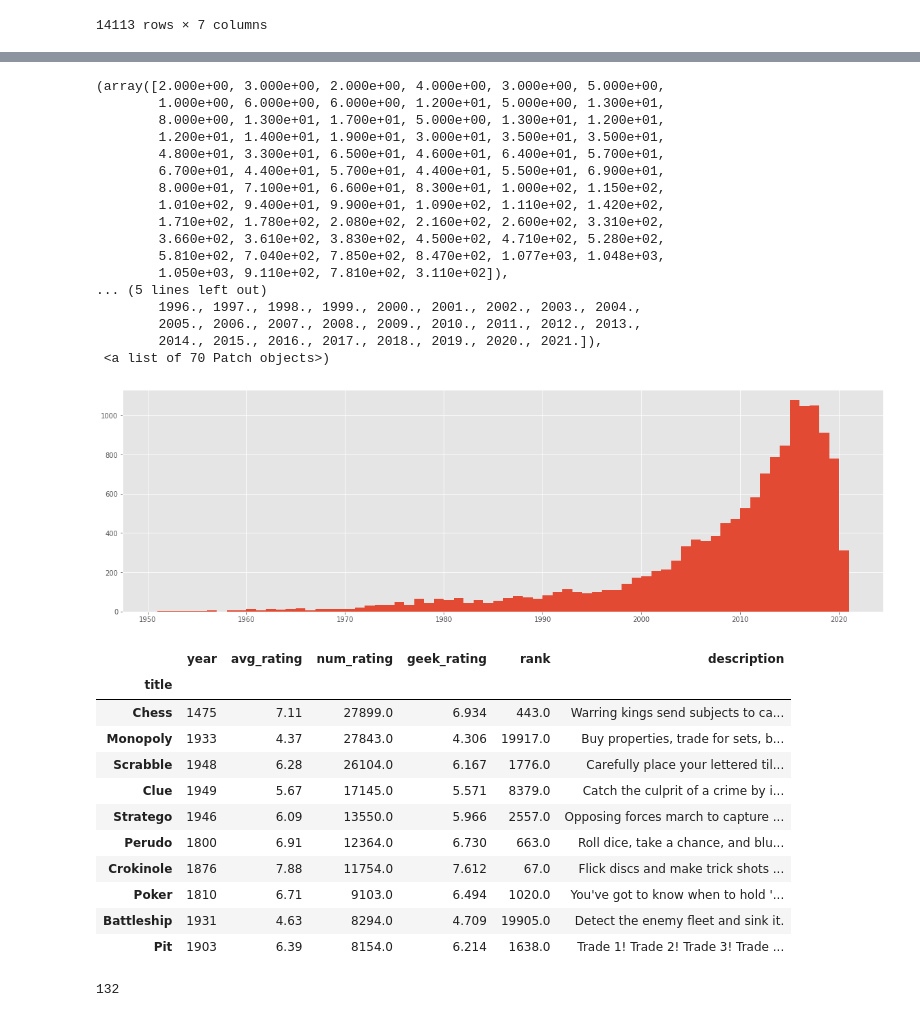
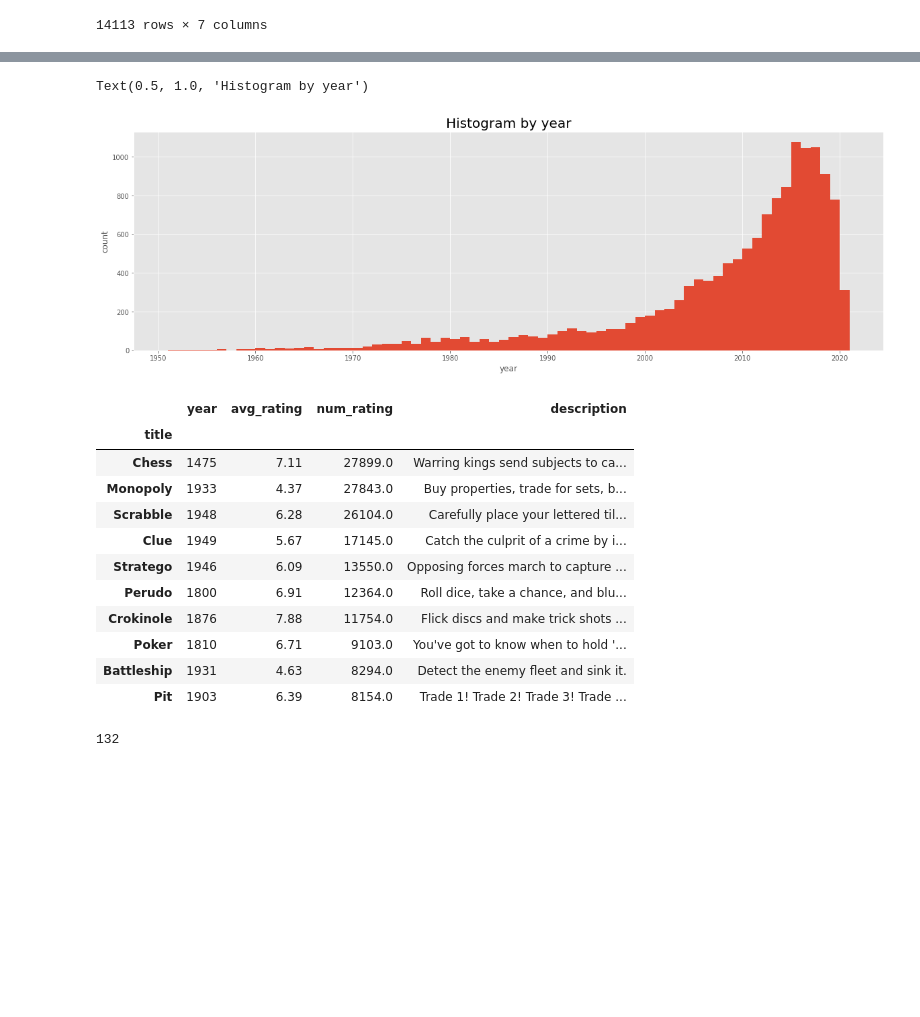
Before and after one commit to viviannc23/boardgame, a Jupyter notebook: boardgame_exploration.ipynb, the cells around one changed output, grey strips where cells are left out. Saved outputs shown, nothing was run; the diff lists cells and outputs as text; code cells hidden in the pictures; blank space fills up the shorter version.

```diff
--- a/boardgame_exploration.ipynb
+++ b/boardgame_exploration.ipynb
@@ -190,44 +157,30 @@ Name: year, Length: 71, dtype: int64
 # %%
 plt.figure(figsize=(20,6))
 plt.hist(boardgame_df['year'],bins=70)
+plt.xlabel('year')
+plt.ylabel('count')
+plt.title('Histogram by year', fontsize=20)
 # %% [output]
-(array([2.000e+00, 3.000e+00, 2.000e+00, 4.000e+00, 3.000e+00, 5.000e+00,
-        1.000e+00, 6.000e+00, 6.000e+00, 1.200e+01, 5.000e+00, 1.300e+01,
-        8.000e+00, 1.300e+01, 1.700e+01, 5.000e+00, 1.300e+01, 1.200e+01,
-        1.200e+01, 1.400e+01, 1.900e+01, 3.000e+01, 3.500e+01, 3.500e+01,
-        4.800e+01, 3.300e+01, 6.500e+01, 4.600e+01, 6.400e+01, 5.700e+01,
-        6.700e+01, 4.400e+01, 5.700e+01, 4.400e+01, 5.500e+01, 6.900e+01,
-        8.000e+01, 7.100e+01, 6.600e+01, 8.300e+01, 1.000e+02, 1.150e+02,
-        1.010e+02, 9.400e+01, 9.900e+01, 1.090e+02, 1.110e+02, 1.420e+02,
-        1.710e+02, 1.780e+02, 2.080e+02, 2.160e+02, 2.600e+02, 3.310e+02,
-        3.660e+02, 3.610e+02, 3.830e+02, 4.500e+02, 4.710e+02, 5.280e+02,
-        5.810e+02, 7.040e+02, 7.850e+02, 8.470e+02, 1.077e+03, 1.048e+03,
-        1.050e+03, 9.110e+02, 7.810e+02, 3.110e+02]),
-... (5 lines left out)
-        1996., 1997., 1998., 1999., 2000., 2001., 2002., 2003., 2004.,
-        2005., 2006., 2007., 2008., 2009., 2010., 2011., 2012., 2013.,
-        2014., 2015., 2016., 2017., 2018., 2019., 2020., 2021.]),
- <a list of 70 Patch objects>)
+Text(0.5, 1.0, 'Histogram by year')
-[figure, old version]
+[figure, new version]
 # %%
 legacy = df.loc[df.year<1950,:]
 legacy = legacy.loc[legacy.num_rating>100]
-del legacy['url']
-legacy = legacy[['year','avg_rating','num_rating','geek_rating','rank','description']]
+legacy = legacy[['year','avg_rating','num_rating','description']]
 legacy.sort_values('num_rating',ascending=False).head(10) #top 10 legacy games by popularity
 # %% [output]
-|  | year | avg_rating | num_rating | geek_rating | rank | description |
-| title |  |  |  |  |  |  |
-| Chess | 1475 | 7.11 | 27899.0 | 6.934 | 443.0 | Warring kings send subjects to ca... |
-| Monopoly | 1933 | 4.37 | 27843.0 | 4.306 | 19917.0 | Buy properties, trade for sets, b... |
-| Scrabble | 1948 | 6.28 | 26104.0 | 6.167 | 1776.0 | Carefully place your lettered til... |
-| Clue | 1949 | 5.67 | 17145.0 | 5.571 | 8379.0 | Catch the culprit of a crime by i... |
-| Stratego | 1946 | 6.09 | 13550.0 | 5.966 | 2557.0 | Opposing forces march to capture ... |
-| Perudo | 1800 | 6.91 | 12364.0 | 6.730 | 663.0 | Roll dice, take a chance, and blu... |
-| Crokinole | 1876 | 7.88 | 11754.0 | 7.612 | 67.0 | Flick discs and make trick shots ... |
-| Poker | 1810 | 6.71 | 9103.0 | 6.494 | 1020.0 | You've got to know when to hold '... |
-| Battleship | 1931 | 4.63 | 8294.0 | 4.709 | 19905.0 | Detect the enemy fleet and sink it. |
-| Pit | 1903 | 6.39 | 8154.0 | 6.214 | 1638.0 | Trade 1! Trade 2! Trade 3! Trade ... |
+|  | year | avg_rating | num_rating | description |
+| title |  |  |  |  |
+| Chess | 1475 | 7.11 | 27899.0 | Warring kings send subjects to ca... |
+| Monopoly | 1933 | 4.37 | 27843.0 | Buy properties, trade for sets, b... |
+| Scrabble | 1948 | 6.28 | 26104.0 | Carefully place your lettered til... |
+| Clue | 1949 | 5.67 | 17145.0 | Catch the culprit of a crime by i... |
+| Stratego | 1946 | 6.09 | 13550.0 | Opposing forces march to capture ... |
+| Perudo | 1800 | 6.91 | 12364.0 | Roll dice, take a chance, and blu... |
+| Crokinole | 1876 | 7.88 | 11754.0 | Flick discs and make trick shots ... |
+| Poker | 1810 | 6.71 | 9103.0 | You've got to know when to hold '... |
+| Battleship | 1931 | 4.63 | 8294.0 | Detect the enemy fleet and sink it. |
+| Pit | 1903 | 6.39 | 8154.0 | Trade 1! Trade 2! Trade 3! Trade ... |
 # %%
 len(legacy)
 # %% [output]
```
Also changed, not shown: parts of 61 cells of this notebook, 4 other files.
